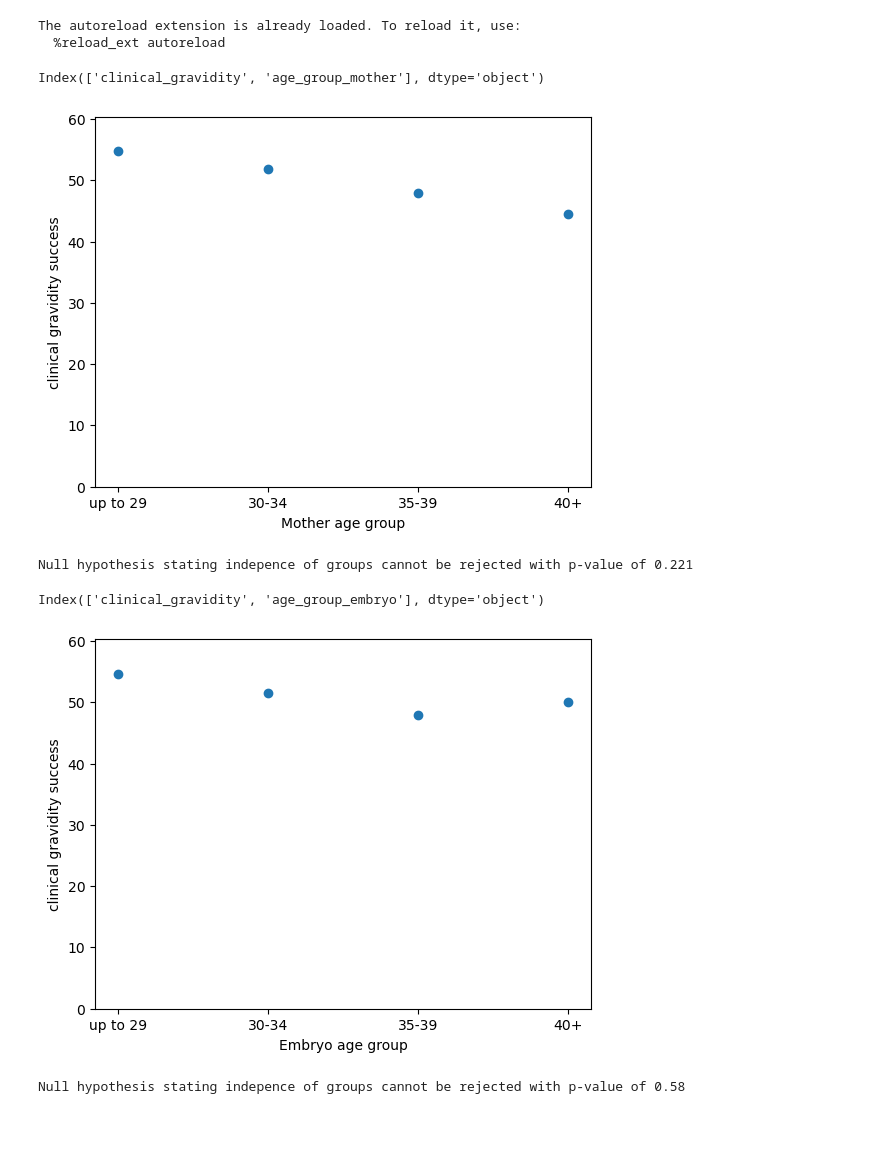
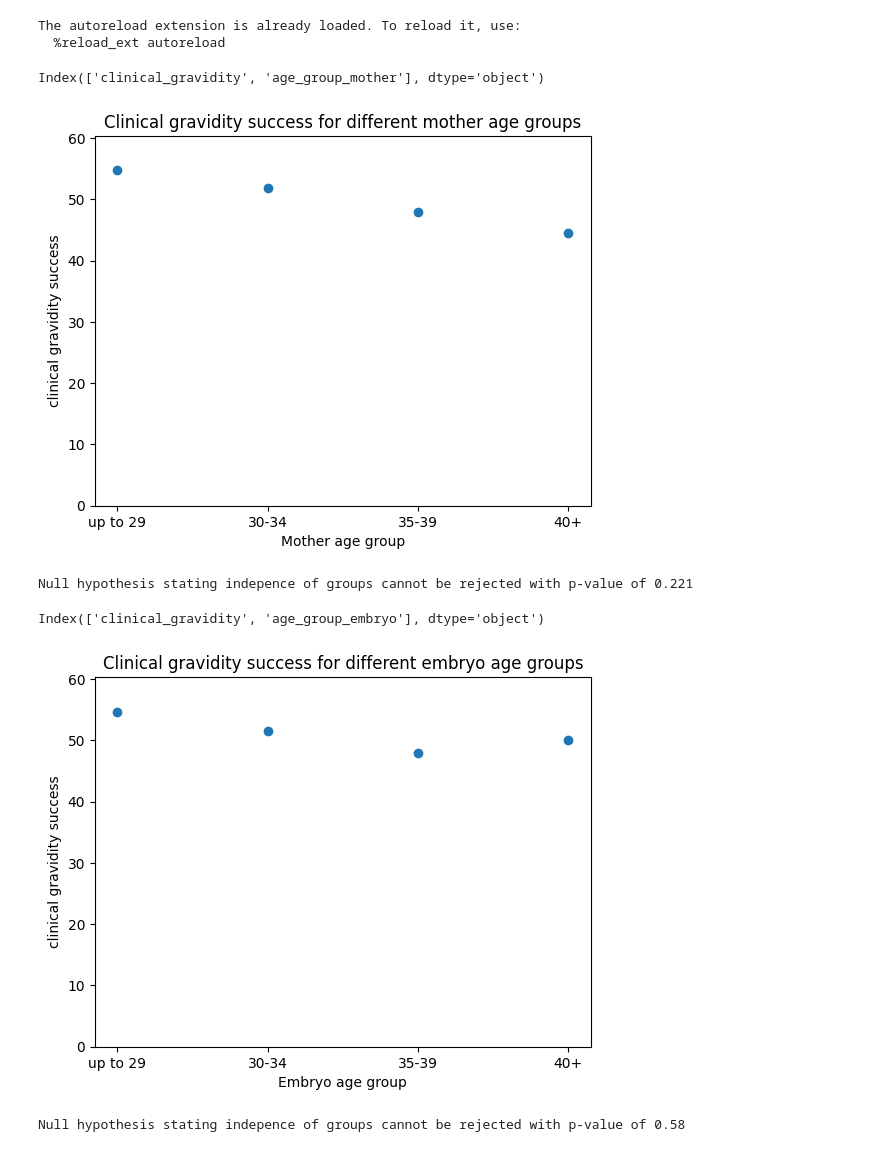
Before and after one commit to syrovzde/prakticky_test_Repromeda, a Jupyter notebook: Odpovedi/practical_tasks.ipynb, the cells around one changed output. Saved outputs shown, nothing was run; the diff lists cells and outputs as text; code cells hidden in the pictures; blank space fills up the shorter version.

```diff
--- a/Odpovedi/practical_tasks.ipynb
+++ b/Odpovedi/practical_tasks.ipynb
@@ -25,15 +25,16 @@ df.dropna(subset=['vek_mother','clinical_gravidity'], inplace=True)
 # %%
 df,table_mother=practical_test.create_table(df=df,column_a='vek_mother',column_b='clinical_gravidity',bins=bins,result_column='age_group_mother',labels=labels)
 plt.scatter(y=table_mother['clinical_gravidity'] , x=table_mother['age_group_mother'])
 print(table_mother.columns)
 plt.xlabel("Mother age group")
 plt.ylim(0,1.1*max(table_mother['clinical_gravidity']))
 plt.ylabel("clinical gravidity success")
-plt.show()
-#plt.savefig('age_group_mother.png')
+plt.title("Clinical gravidity success for different mother age groups")
+#plt.show()
+plt.savefig('age_group_mother.png')
 # %% [output]
 Index(['clinical_gravidity', 'age_group_mother'], dtype='object')
-[figure, old version]
+[figure, new version]
 # %%
 p_value=practical_test.chisquare_test(df,'age_group_mother','clinical_gravidity')
 print(practical_test.stat_test_summary(p_value))
@@ -49,11 +50,12 @@ plt.scatter(y=table_embryo['clinical_gravidity'] , x=table_embryo['age_group_emb
 plt.xlabel("Embryo age group")
 plt.ylim(0,1.1*max(table_mother['clinical_gravidity']))
 plt.ylabel("clinical gravidity success")
+plt.title("Clinical gravidity success for different embryo age groups")
 plt.show()
 #plt.savefig('age_group_embryo.png')
 # %% [output]
 Index(['clinical_gravidity', 'age_group_embryo'], dtype='object')
-[figure, old version]
+[figure, new version]
 # %%
 p_value=practical_test.chisquare_test(df,'age_group_embryo','clinical_gravidity')
 print(practical_test.stat_test_summary(p_value))
```
Also changed, not shown: parts of 1 cell of this notebook, 3 other files.
